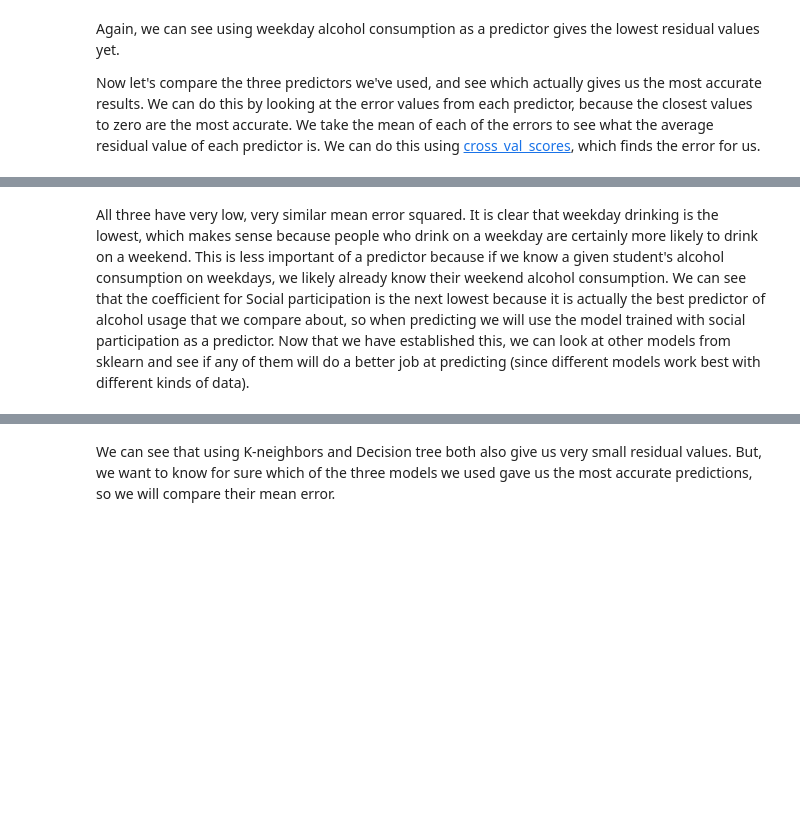
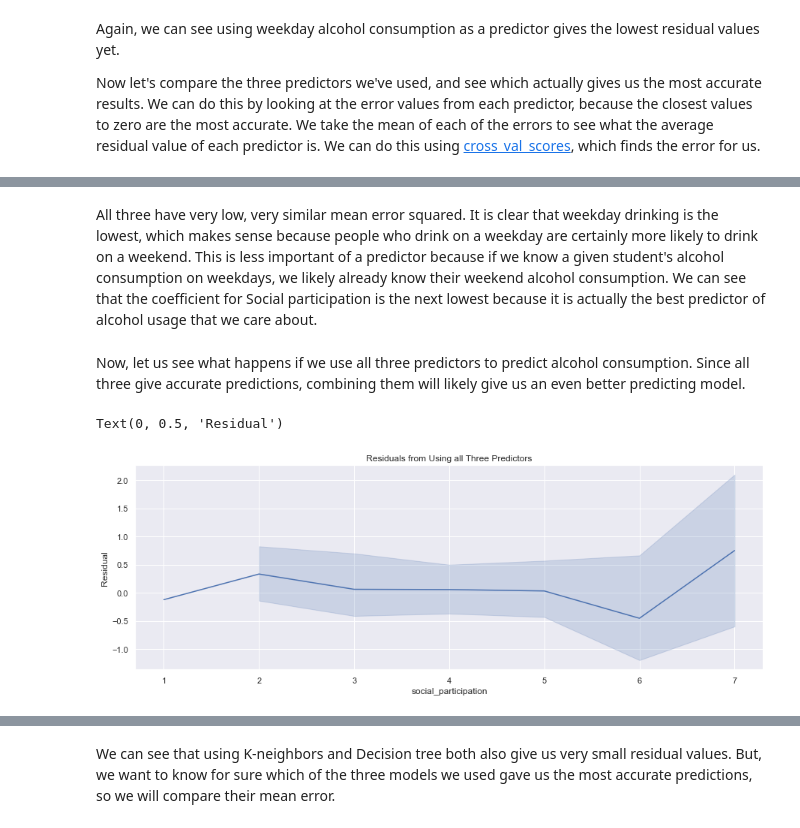
Before and after one commit to natanoliff/natanoliff.github.io, a Jupyter notebook: Alcohol_Consumption.ipynb, the cells around one changed output, grey strips where cells are left out. Drawn from its saved outputs; the diff is of its cells as text; code cells hidden in the pictures; blank space fills up the shorter version.

```diff
--- a/Alcohol_Consumption.ipynb
+++ b/Alcohol_Consumption.ipynb
@@ -282,3 +275,5 @@ Mean residual using weekday drinking:  0.16677293250081543
 # %% [markdown]
 All three have very low, very similar mean error squared. It is clear that weekday drinking is the lowest, which makes sense because people who drink on a weekday are certainly more likely to drink on a weekend. This is less important of a predictor because if we know a given student's alcohol consumption on weekdays, we likely already know their weekend alcohol consumption.
-We can see that the coefficient for Social participation is the next lowest because it is actually the best predictor of alcohol usage that we compare about, so when predicting we will use the model trained with social participation as a predictor. Now that we have established this, we can look at other models from sklearn and see if any of them will do a better job at predicting (since different models work best with different kinds of data).
+We can see that the coefficient for Social participation is the next lowest because it is actually the best predictor of alcohol usage that we care about.
+# %% [markdown]
+Now, let us see what happens if we use all three predictors to predict alcohol consumption. Since all three give accurate predictions, combining them will likely give us an even better predicting model.
@@ -284,0 +289,8 @@ We can see that the coefficient for Social participation is the next lowest beca
+# %%
+plt.subplots(figsize=(15, 5))
+v = sns.lineplot(x='social_participation', y=residuals_all, data=X_test_all)
+v.set_title("Residuals from Using all Three Predictors")
+v.set_ylabel("Residual")
+# %% [output]
+Text(0, 0.5, 'Residual')
+[figure, added]
```
Also changed, not shown: parts of 60 cells of this notebook, 1 other file.
